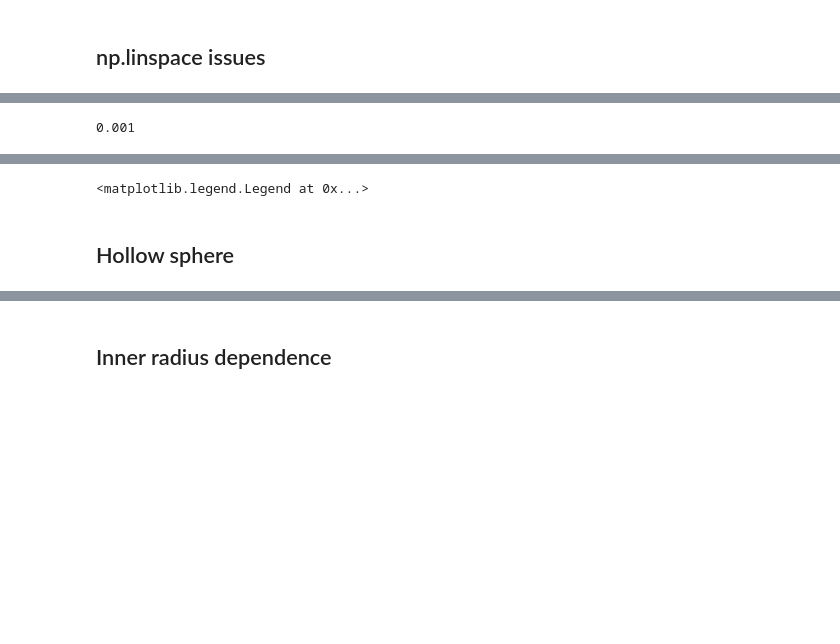
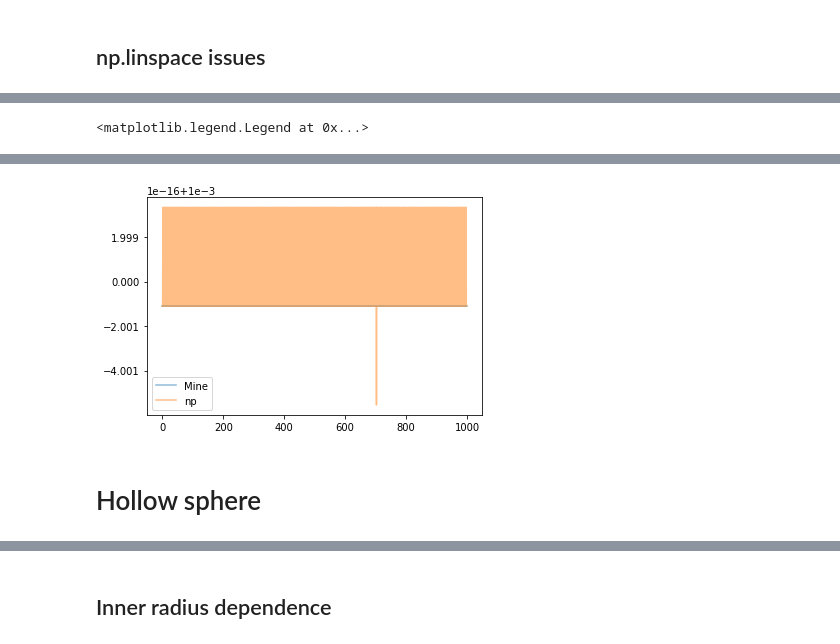
Before and after one commit to jdranczewski/optical-levitation-raytracing-experiments, a Jupyter notebook: two-d-tracer-experiments.ipynb, the cells around one changed output, grey strips where cells are left out. Cells and saved outputs as stored; diff of their text form; code cells hidden in the pictures; blank space fills up the shorter version.

```diff
--- a/two-d-tracer-experiments.ipynb
+++ b/two-d-tracer-experiments.ipynb
@@ -714,10 +674,10 @@ ax.legend()
 # %%
 # Does much better  with ranges at the same order of magnitude and odd numbers of samples
-ar = linspace(2,3,1001)
+ar = two_d_tracer.linspace(2,3,1001)
 br = np.linspace(2,3,1001)
 fig, ax = plt.subplots()
 ax.plot(ar[1:]-ar[:-1], label="Mine", alpha=0.5)
 ax.plot(br[1:]-br[:-1], label="np", alpha=0.5)
 ax.legend()
 # %% [output]
-0.001
+<matplotlib.legend.Legend at 0x...>
@@ -726,5 +684,5 @@ ax.legend()
-<matplotlib.legend.Legend at 0x...>
+[figure, added]
 # %% [markdown]
-## Hollow sphere
+# Hollow sphere
 # %%
 sc_dsc = {
```
Also changed, not shown: parts of 87 cells of this notebook, 1 other file.
